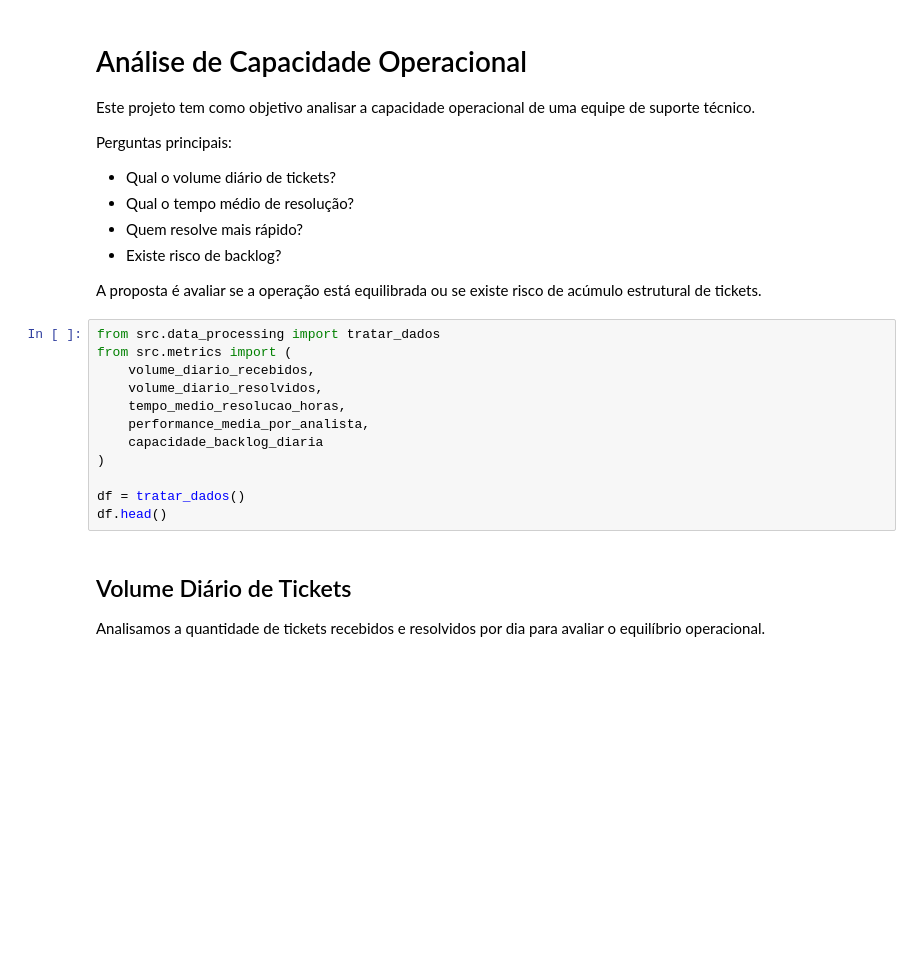
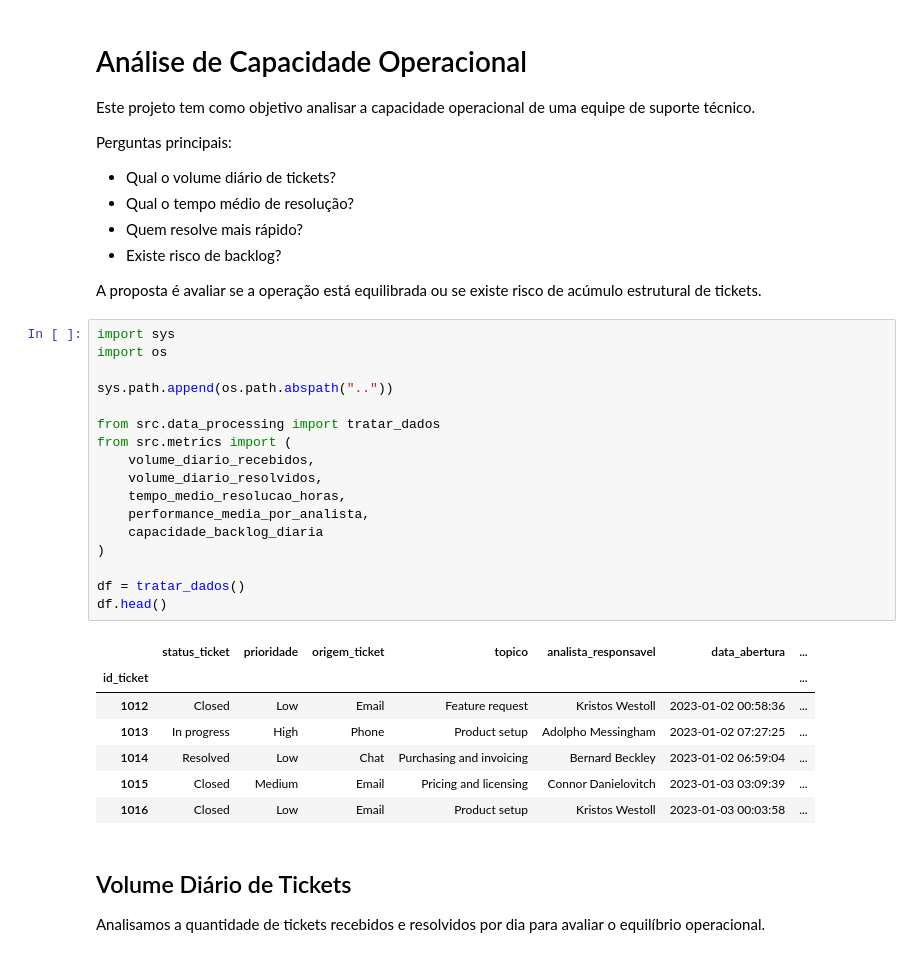
Before and after one commit to AndersondSFonseca/Projeto-Capacidade-Operacional, a Jupyter notebook: notebooks/04_apresentacao_resultados.ipynb, the cells around one changed output. Drawn from its saved outputs; the diff is of its cells as text; blank space fills up the shorter version.

```diff
--- a/notebooks/04_apresentacao_resultados.ipynb
+++ b/notebooks/04_apresentacao_resultados.ipynb
@@ -11,17 +11,30 @@ Perguntas principais:
 
 A proposta é avaliar se a operação está equilibrada ou se existe risco de acúmulo estrutural de tickets.
 # %%
+import sys
+import os
+
+sys.path.append(os.path.abspath(".."))
+
 from src.data_processing import tratar_dados
 from src.metrics import (
     volume_diario_recebidos,
     volume_diario_resolvidos,
     tempo_medio_resolucao_horas,
     performance_media_por_analista,
     capacidade_backlog_diaria
 )
 
 df = tratar_dados()
 df.head()
+# %% [output]
+|  | status_ticket | prioridade | origem_ticket | topico | analista_responsavel | data_abertura | ... |
+| id_ticket |  |  |  |  |  |  | ... |
+| 1012 | Closed | Low | Email | Feature request | Kristos Westoll | 2023-01-02 00:58:36 | ... |
+| 1013 | In progress | High | Phone | Product setup | Adolpho Messingham | 2023-01-02 07:27:25 | ... |
+| 1014 | Resolved | Low | Chat | Purchasing and invoicing | Bernard Beckley | 2023-01-02 06:59:04 | ... |
+| 1015 | Closed | Medium | Email | Pricing and licensing | Connor Danielovitch | 2023-01-03 03:09:39 | ... |
+| 1016 | Closed | Low | Email | Product setup | Kristos Westoll | 2023-01-03 00:03:58 | ... |
 # %% [markdown]
 ## Volume Diário de Tickets
 
```
Also changed, not shown: parts of 8 cells of this notebook, 1 other file.
